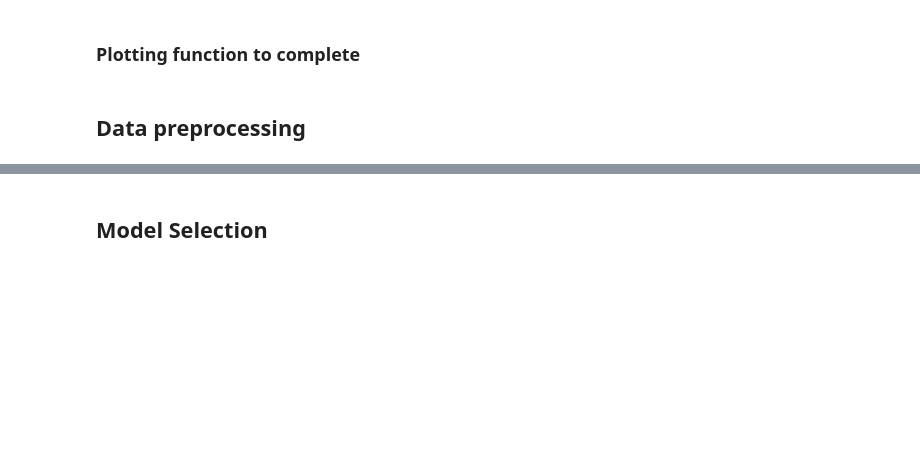
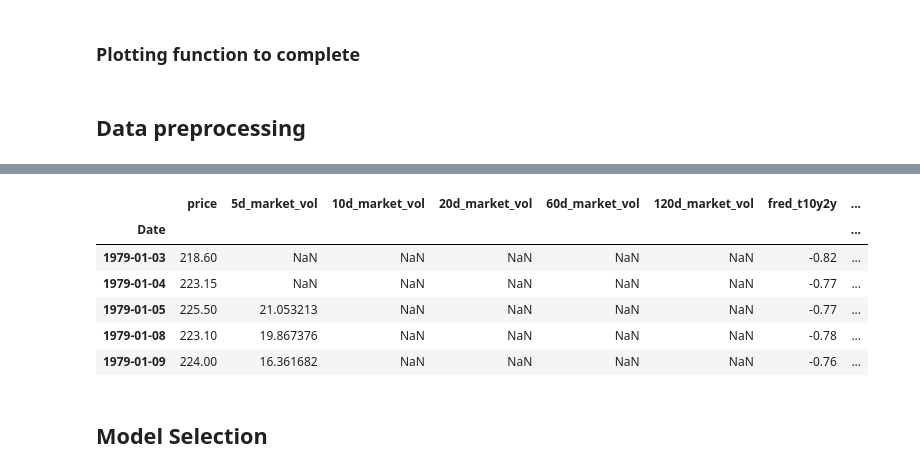
Before and after one commit to jbmoorhouse/gold_returns_predictor, a Jupyter notebook: analysis.ipynb, the cells around one changed output, grey strips where cells are left out. Drawn from its saved outputs; the diff is of its cells as text; code cells hidden in the pictures; blank space fills up the shorter version.

```diff
--- a/analysis.ipynb
+++ b/analysis.ipynb
@@ -392,3 +443,13 @@ X_train_trans.shape
+# %%
+X_train[X_train.shape[0] - new.shape[0]:].head()
+# %% [output]
+|  | price | 5d_market_vol | 10d_market_vol | 20d_market_vol | 60d_market_vol | 120d_market_vol | fred_t10y2y | ... |
+| Date |  |  |  |  |  |  |  | ... |
+| 1979-01-03 | 218.60 | NaN | NaN | NaN | NaN | NaN | -0.82 | ... |
+| 1979-01-04 | 223.15 | NaN | NaN | NaN | NaN | NaN | -0.77 | ... |
+| 1979-01-05 | 225.50 | 21.053213 | NaN | NaN | NaN | NaN | -0.77 | ... |
+| 1979-01-08 | 223.10 | 19.867376 | NaN | NaN | NaN | NaN | -0.78 | ... |
+| 1979-01-09 | 224.00 | 16.361682 | NaN | NaN | NaN | NaN | -0.76 | ... |
 # %% [markdown]
 ## Model Selection
 # %%
```
Also changed, not shown: parts of 6 cells of this notebook, 2 other files.
